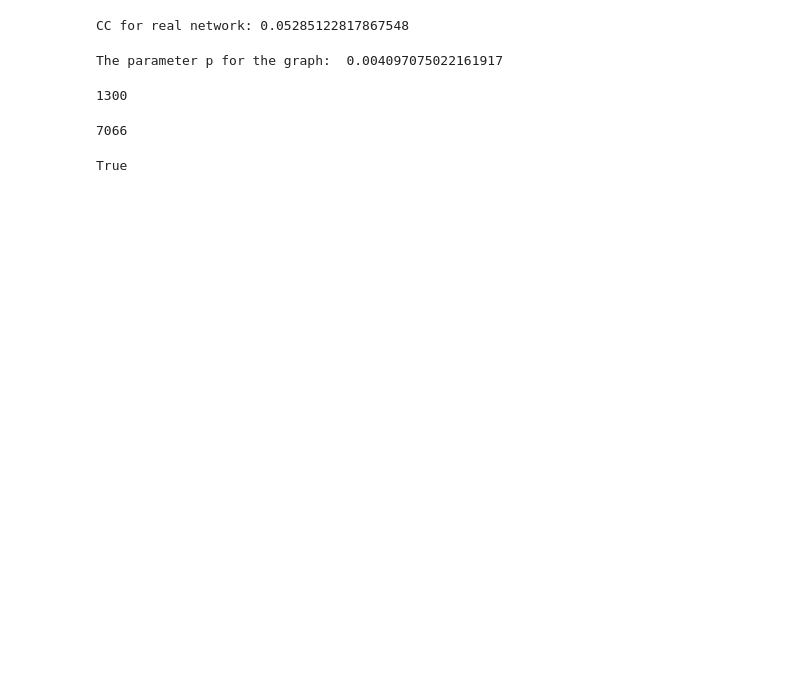
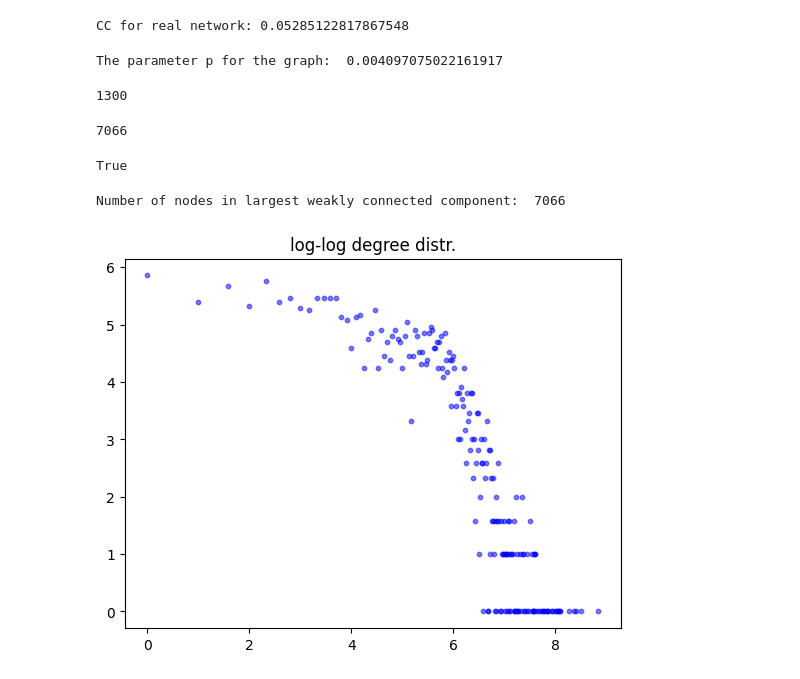
Before and after one commit to liliraleva/Network_Analysis, a Jupyter notebook: EDA_proj.ipynb, the cells around one changed output. Cells and saved outputs as stored; diff of their text form; code cells hidden in the pictures; blank space fills up the shorter version.

```diff
--- a/EDA_proj.ipynb
+++ b/EDA_proj.ipynb
@@ -130,3 +131,14 @@ if largest_scc in largest_wcc:
 largest_scc.issubset(largest_wcc)
 # %% [output]
 True
+# %%
+#making a subgraph out of the largest weakly connected component
+lwcc_graph = nx.subgraph(G, largest_wcc)
+print("Number of nodes in largest weakly connected component: ", len(lwcc_graph.nodes()))
+# %% [output]
+Number of nodes in largest weakly connected component:  7066
+# %%
+#plotting the ccdf and degree distribution of the subgraph
+logscatter_in(lwcc_graph)
+# %% [output]
+[figure, added]
```
Also changed, not shown: parts of 9 cells of this notebook, 1 other file.
